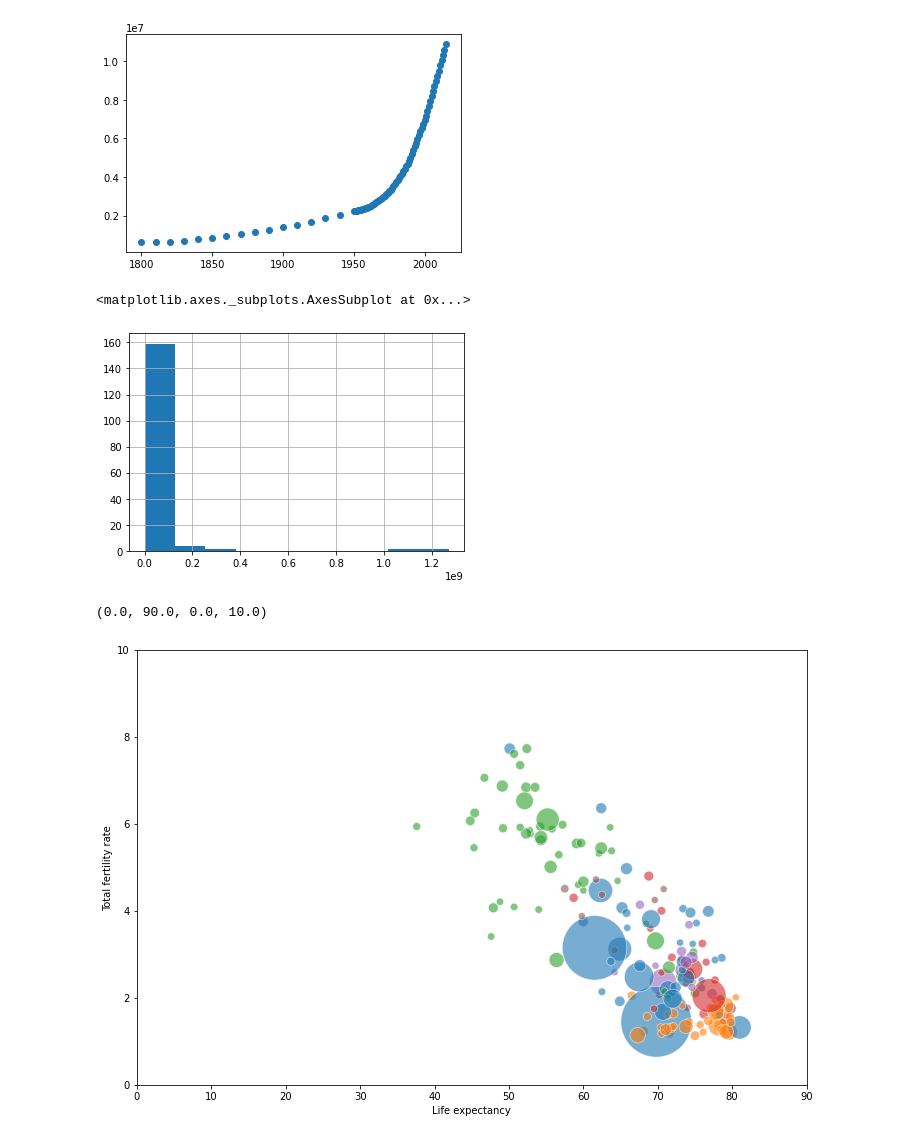
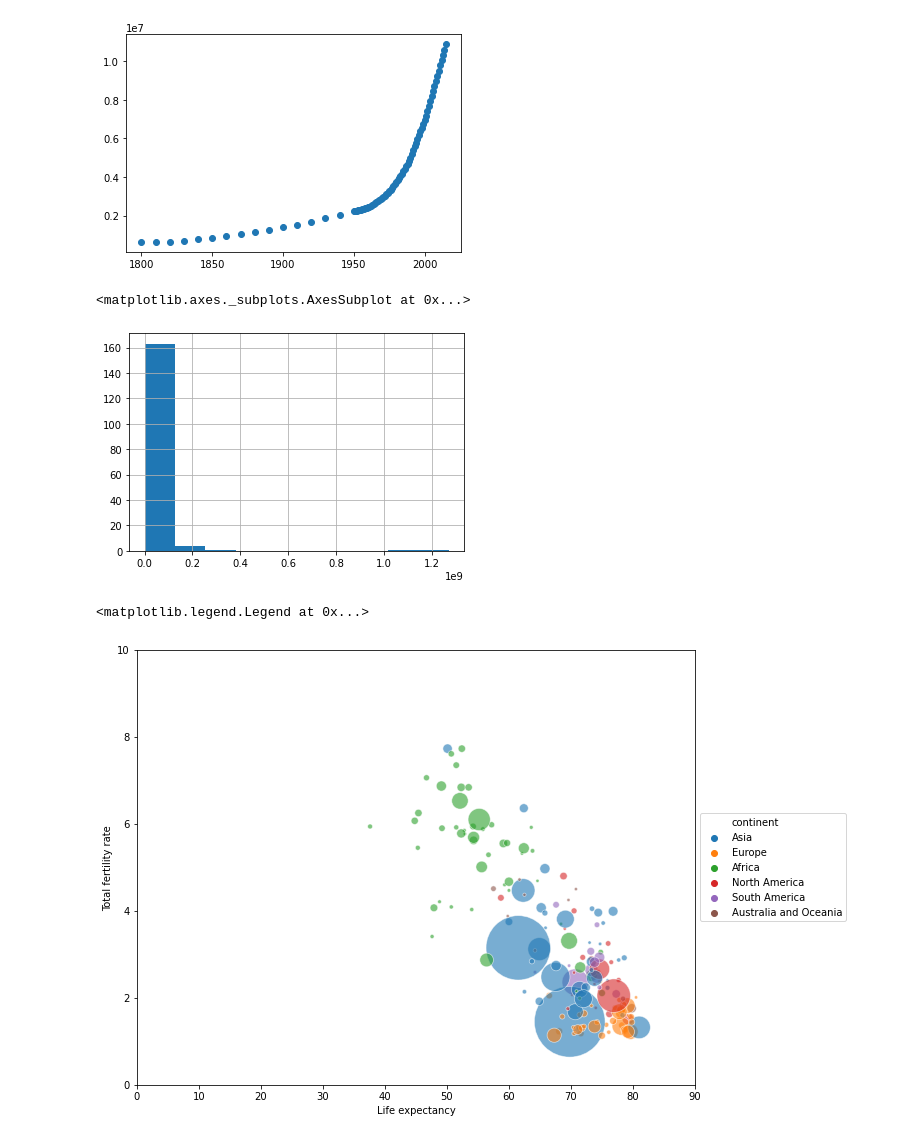
Before and after one commit to mfriebel/DS_projects, a Jupyter notebook: week01/project_wk1.ipynb, the cells around one changed output. Drawn from its saved outputs; the diff is of its cells as text; code cells hidden in the pictures.

Commit message:
updated plot legend

```diff
--- a/week01/project_wk1.ipynb
+++ b/week01/project_wk1.ipynb
@@ -161,7 +188,8 @@ pop.head()
 | 3 | Algeria | 1800 | 2503218.0 |
 | 4 | American Samoa | 1800 | 8170.0 |
 # %%
-life_fert_pop = life_exp.merge(tot_fert, how='right', on=['country', 'year']) \
+# merge Dataframes based on 'country column' of life expectancy
+life_fert_pop = life_exp.merge(tot_fert, how='left', on=['country', 'year']) \
                             .merge(pop, how='left', on=['country', 'year'])
 # %%
 life_fert_pop
@@ -202,16 +237,20 @@ mask = life_fert_pop_conti['year'] == 2000
 life_fert_pop_conti[mask]['Total population'].hist()
 # %% [output]
 <matplotlib.axes._subplots.AxesSubplot at 0x...>
-[figure, old version]
+[figure, new version]
 # %%
 mask = life_fert_pop_conti['year'] == 2000
-plt.figure(figsize=(12, 8))
-sns.scatterplot(x='Life expectancy', y='Total fertility rate', size=(life_fert_pop_conti[mask]['Total population']),
-                sizes=(50,5000),hue='continent', data=life_fert_pop_conti[mask], alpha=0.6, legend=None)
+plt.figure(figsize=(10, 8))
+plot = sns.scatterplot(x='Life expectancy', y='Total fertility rate', size=(life_fert_pop_conti[mask]['Total population']),
+                sizes=(10,5000),hue='continent', data=life_fert_pop_conti[mask], alpha=0.6)
 plt.axis(xmin=0, xmax=90, ymin = 0, ymax = 10)
+h,l = plot.get_legend_handles_labels()
+plt.legend(h[0:7],l[0:7], bbox_to_anchor=(1, 0.5), loc='center left')
+#plt.legend(h[0:7],l[0:7], bbox_to_anchor=(1.01, 1), borderaxespad=0, loc=2)
+#plt.legend(list(life_fert_pop_conti['continent'].unique()),loc='center left', bbox_to_anchor=(1, 0.5), prop={'size':'large'}, markerscale=1)
 # %% [output]
-(0.0, 90.0, 0.0, 10.0)
+<matplotlib.legend.Legend at 0x...>
-[figure, old version]
+[figure, new version]
 # %%
 df_subset = life_fert_pop_conti.loc[life_fert_pop_conti['Total population'].isna() == False]
 # %%
```
Also changed, not shown: parts of 16 cells of this notebook.
